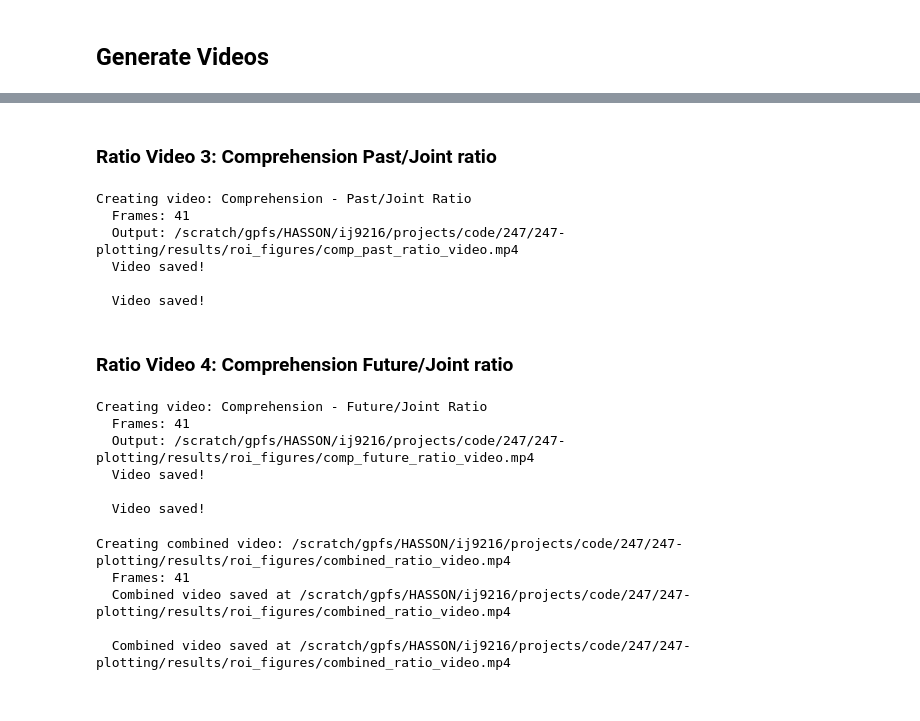
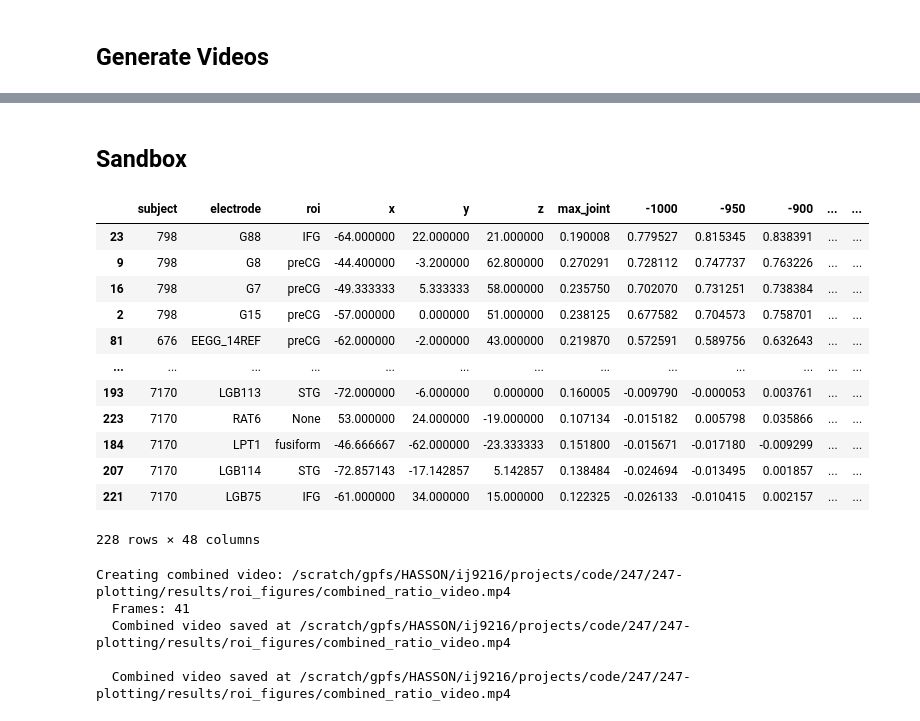
Before and after one commit to hassonlab/247-plotting, a Jupyter notebook: scripts/tfsplt_future_past_video.ipynb, the cells around one changed output, grey strips where cells are left out. Saved outputs shown, nothing was run; the diff lists cells and outputs as text; code cells hidden in the pictures.

```diff
--- a/scripts/tfsplt_future_past_video.ipynb
+++ b/scripts/tfsplt_future_past_video.ipynb
@@ -425,43 +453,25 @@ Creating video: Production - Word/Joint Ratio
-# %% [markdown]
-### Ratio Video 3: Comprehension Past/Joint ratio
-# %%
-anim_comp_past_ratio = create_video(
-    df=comp_past_ratio,
-    lags=lag_columns[::-1],  # Reverse order: 1000 to -1000
-    cmap=past_cmap,
-    title="Comprehension - Past/Joint Ratio",
-    output_path=f"{output_dir}/comp_past_ratio_video.mp4",
-    vmin=0,
-    vmax=0.8,
-    fps=3
-)
-# %% [output]
-Creating video: Comprehension - Past/Joint Ratio
-  Frames: 41
-  Output: /scratch/gpfs/HASSON/ij9216/projects/code/247/247-plotting/results/roi_figures/comp_past_ratio_video.mp4
-  Video saved!
-
-  Video saved!
-# %% [markdown]
-### Ratio Video 4: Comprehension Future/Joint ratio
-# %%
-anim_comp_future_ratio = create_video(
-    df=comp_future_ratio,
-    lags=lag_columns,
-    cmap=future_cmap,
-    title="Comprehension - Future/Joint Ratio",
-    output_path=f"{output_dir}/comp_future_ratio_video.mp4",
-    vmin=0,
-    vmax=0.8,
-    fps=3
-)
-# %% [output]
-Creating video: Comprehension - Future/Joint Ratio
-  Frames: 41
-  Output: /scratch/gpfs/HASSON/ij9216/projects/code/247/247-plotting/results/roi_figures/comp_future_ratio_video.mp4
-  Video saved!
-
-  Video saved!
+# %% [markdown]
+## Sandbox
+# %%
+prod_fut_sorted = prod_future_ratio.sort_values(by=-1000, ascending=False)
+
+prod_word_sorted = prod_word_ratio.sort_values(by=-1000, ascending=False)
+
+prod_word_sorted
+# %% [output]
+|  | subject | electrode | roi | x | y | z | max_joint | -1000 | -950 | -900 | ... | ... |
+| 23 | 798 | G88 | IFG | -64.000000 | 22.000000 | 21.000000 | 0.190008 | 0.779527 | 0.815345 | 0.838391 | ... | ... |
+| 9 | 798 | G8 | preCG | -44.400000 | -3.200000 | 62.800000 | 0.270291 | 0.728112 | 0.747737 | 0.763226 | ... | ... |
+| 16 | 798 | G7 | preCG | -49.333333 | 5.333333 | 58.000000 | 0.235750 | 0.702070 | 0.731251 | 0.738384 | ... | ... |
+| 2 | 798 | G15 | preCG | -57.000000 | 0.000000 | 51.000000 | 0.238125 | 0.677582 | 0.704573 | 0.758701 | ... | ... |
+| 81 | 676 | EEGG_14REF | preCG | -62.000000 | -2.000000 | 43.000000 | 0.219870 | 0.572591 | 0.589756 | 0.632643 | ... | ... |
+| ... | ... | ... | ... | ... | ... | ... | ... | ... | ... | ... | ... | ... |
+| 193 | 7170 | LGB113 | STG | -72.000000 | -6.000000 | 0.000000 | 0.160005 | -0.009790 | -0.000053 | 0.003761 | ... | ... |
+| 223 | 7170 | RAT6 | None | 53.000000 | 24.000000 | -19.000000 | 0.107134 | -0.015182 | 0.005798 | 0.035866 | ... | ... |
+| 184 | 7170 | LPT1 | fusiform | -46.666667 | -62.000000 | -23.333333 | 0.151800 | -0.015671 | -0.017180 | -0.009299 | ... | ... |
+| 207 | 7170 | LGB114 | STG | -72.857143 | -17.142857 | 5.142857 | 0.138484 | -0.024694 | -0.013495 | 0.001857 | ... | ... |
+| 221 | 7170 | LGB75 | IFG | -61.000000 | 34.000000 | 15.000000 | 0.122325 | -0.026133 | -0.010415 | 0.002157 | ... | ... |
+228 rows × 48 columns
 # %%
 # def create_combined_video(df_list, lags, cmap_list, titles, output_path, vmin=0, vmax=0.8, fps=3):
 #     """
```
Also changed, not shown: parts of 15 cells of this notebook, 1 other file.
